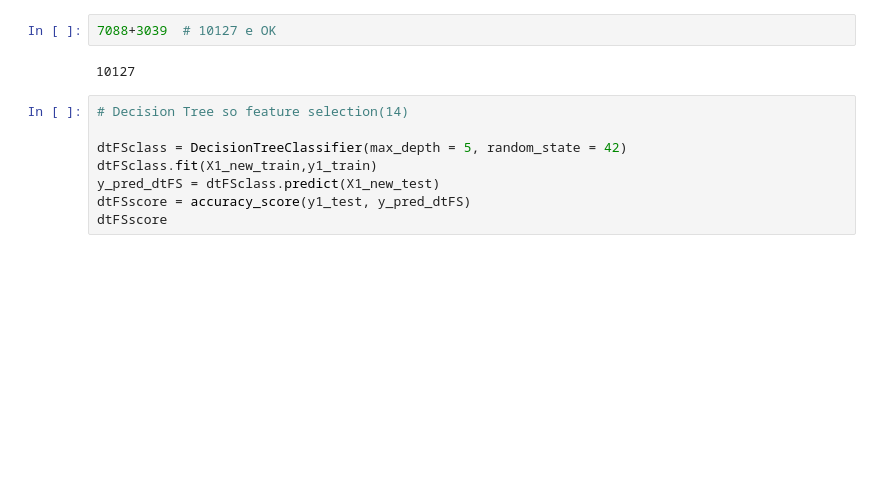
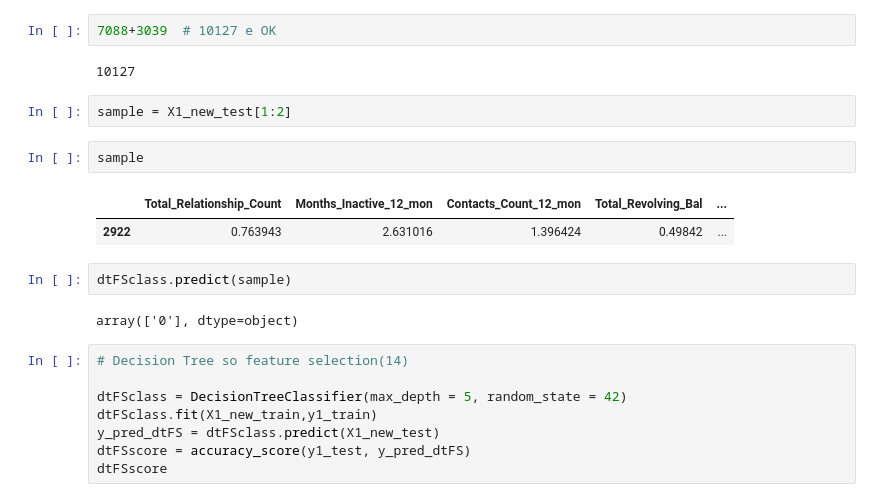
Before and after one commit to vucko77/Bank-Churn-Prediction, a Jupyter notebook: Bank_Churn_F.ipynb, the cells around one changed output. Cells and saved outputs as stored; diff of their text form; blank space fills up the shorter version.

```diff
--- a/Bank_Churn_F.ipynb
+++ b/Bank_Churn_F.ipynb
@@ -821,6 +821,17 @@ X1_new_test.shape
 7088+3039  # 10127 e OK
 # %% [output]
 10127
+# %%
+sample = X1_new_test[1:2]
+# %%
+sample
+# %% [output]
+|  | Total_Relationship_Count | Months_Inactive_12_mon | Contacts_Count_12_mon | Total_Revolving_Bal | ... |
+| 2922 | 0.763943 | 2.631016 | 1.396424 | 0.49842 | ... |
+# %%
+dtFSclass.predict(sample)
+# %% [output]
+array(['0'], dtype=object)
 # %%
 # Decision Tree so feature selection(14)
 
```
Also changed, not shown: parts of 9 cells of this notebook.
